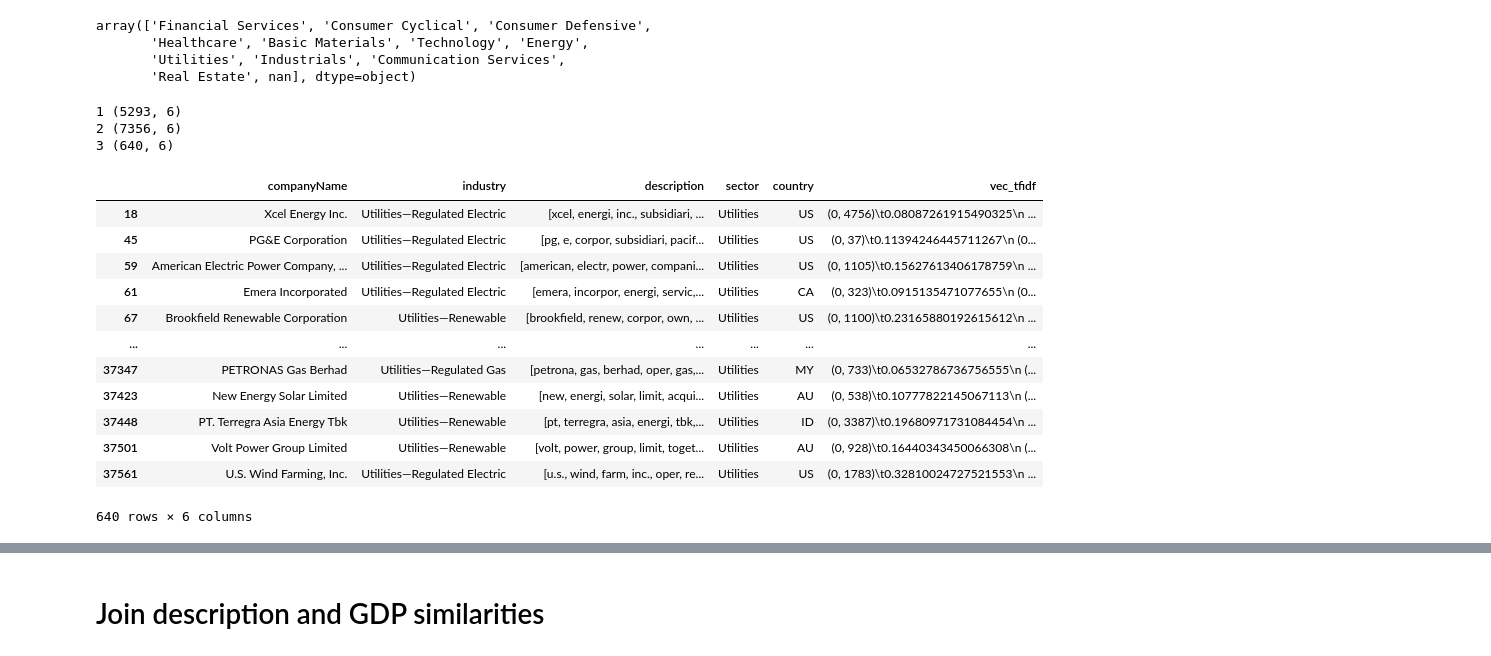
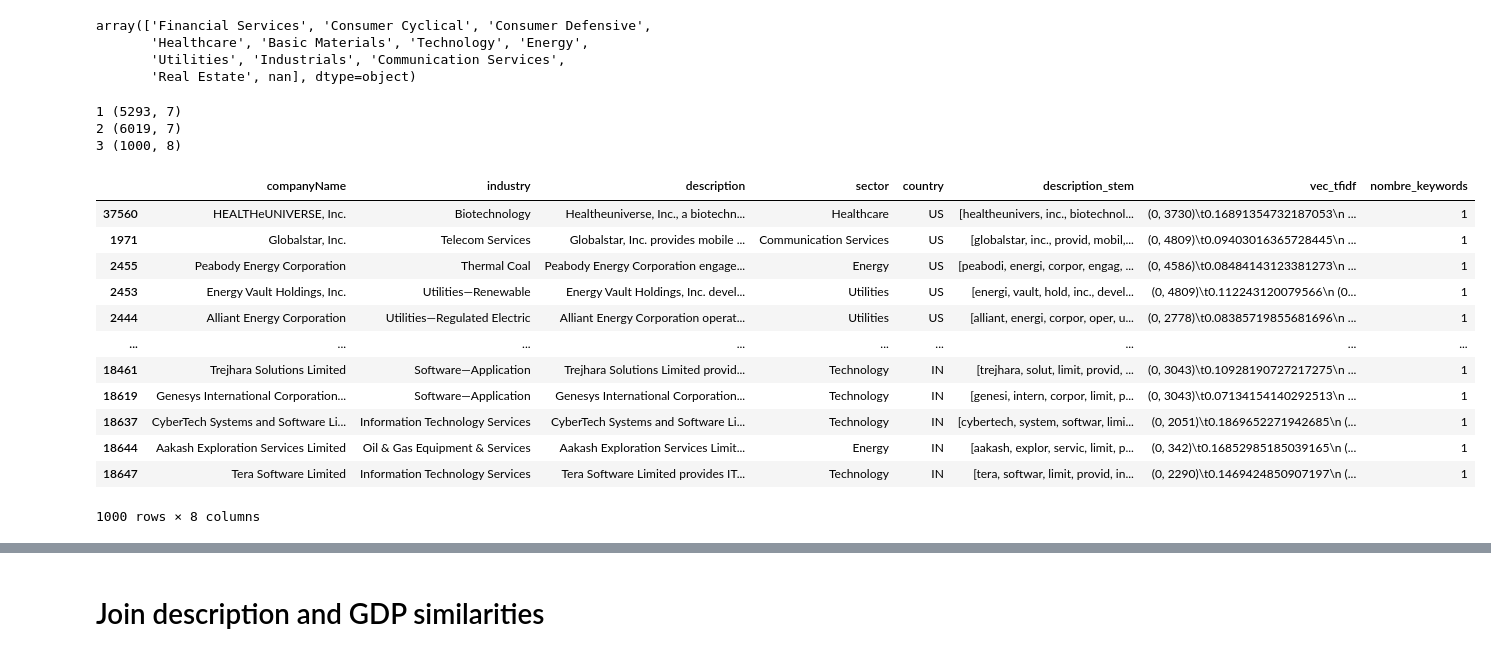
Before and after one commit to DlDI/PeerAnalysis, a Jupyter notebook: Notebooks/calcul_similarité_description.ipynb, the cells around one changed output, grey strips where cells are left out. Saved outputs shown, nothing was run; the diff lists cells and outputs as text; code cells hidden in the pictures.

```diff
--- a/Notebooks/calcul_similarité_description.ipynb
+++ b/Notebooks/calcul_similarité_description.ipynb
@@ -157,7 +180,7 @@ from scipy import sparse
 def build_tfidf(df):
   tfidf_vectorizer = TfidfVectorizer(max_features=5000)
 
-  tfidf_matrix = tfidf_vectorizer.fit_transform(df['description'].astype(str))
+  tfidf_matrix = tfidf_vectorizer.fit_transform(df['description_stem'].astype(str))
 
   list(tfidf_matrix)
   # print(pd.Series(tfidf_matrix.toarray()))
@@ -754,8 +776,10 @@ GDP_similarity_matrix = build_GDP_similarity_matrix()
 # liste de keywords
 # %% [markdown]
 - problème du stemming : on propose des stemming ou des tokens entiers ?
+# %%
+df_full = data.copy()
 # %%
-all_tokens = df_full['description'].explode().tolist() # Concaténation des listes de tokens
+all_tokens = df_full['description_stem'].explode().tolist() # Concaténation des listes de tokens
 unique_tokens = set(all_tokens) # Création du pool de tokens uniques
 token_counts = pd.Series(all_tokens).value_counts() # Calcul du dénombrement de chaque token
 # %%
@@ -783,7 +807,7 @@ list_keywords = list(token_counts[
 - faire une liste de keyword en triant les tokens de descirption par fréquence d'apparition
 - une fois qu'on a fait la liste des keywords possibles à partir du dataframe, demander à chatgpt si les keywors peuvent aussi correspondre à d'autres entreprises (dans le cas ou une description est trop pauvre en mots)
 # %%
-THRESHOLD_SIZE_FINAL_GROUP=1000  # taille du groupe que l'on veut avoir pour commencer l'analyse avec les données financières
+threshold_size_final_group=1000  # taille du groupe que l'on veut avoir pour commencer l'analyse avec les données financières
 # %%
 data = load_preprocess_data_tokenized()
 data = build_tfidf(data)
@@ -966,39 +1036,33 @@ array(['Financial Services', 'Consumer Cyclical', 'Consumer Defensive',
 # %%
 import random
 
 # test_list_keyword = random.sample(list_keywords, 15)
 # test_list_keyword = [
 #     # 'company',
 #                    # 'inc.', 'product',
 #                     'produces',
 #                    'healthcare'
 #                   ]
 
 test_list_keyword = ['Utilities', 'Communication Services']
-
-
-
-
-
-
 test_sector = 'Industrials'
 
-filtered_df = reduce_df_size(df_full, sector=test_sector, list_keywords=test_list_keyword)
+filtered_df = reduce_df_size(df_full, test_sector, test_list_keyword, threshold_size_final_group)
 filtered_df
 # %% [output]
-1 (5293, 6)
-2 (7356, 6)
-3 (640, 6)
+1 (5293, 7)
+2 (6019, 7)
+3 (1000, 8)
-|  | companyName | industry | description | sector | country | vec_tfidf |
-| 18 | Xcel Energy Inc. | Utilities—Regulated Electric | [xcel, energi, inc., subsidiari, ... | Utilities | US | (0, 4756)\t0.08087261915490325\n ... |
-| 45 | PG&E Corporation | Utilities—Regulated Electric | [pg, e, corpor, subsidiari, pacif... | Utilities | US | (0, 37)\t0.11394246445711267\n (0... |
-| 59 | American Electric Power Company, ... | Utilities—Regulated Electric | [american, electr, power, compani... | Utilities | US | (0, 1105)\t0.15627613406178759\n ... |
-| 61 | Emera Incorporated | Utilities—Regulated Electric | [emera, incorpor, energi, servic,... | Utilities | CA | (0, 323)\t0.0915135471077655\n (0... |
-| 67 | Brookfield Renewable Corporation | Utilities—Renewable | [brookfield, renew, corpor, own, ... | Utilities | US | (0, 1100)\t0.23165880192615612\n ... |
-| ... | ... | ... | ... | ... | ... | ... |
-| 37347 | PETRONAS Gas Berhad | Utilities—Regulated Gas | [petrona, gas, berhad, oper, gas,... | Utilities | MY | (0, 733)\t0.06532786736756555\n (... |
-| 37423 | New Energy Solar Limited | Utilities—Renewable | [new, energi, solar, limit, acqui... | Utilities | AU | (0, 538)\t0.10777822145067113\n (... |
-| 37448 | PT. Terregra Asia Energy Tbk | Utilities—Renewable | [pt, terregra, asia, energi, tbk,... | Utilities | ID | (0, 3387)\t0.19680971731084454\n ... |
-| 37501 | Volt Power Group Limited | Utilities—Renewable | [volt, power, group, limit, toget... | Utilities | AU | (0, 928)\t0.16440343450066308\n (... |
-| 37561 | U.S. Wind Farming, Inc. | Utilities—Regulated Electric | [u.s., wind, farm, inc., oper, re... | Utilities | US | (0, 1783)\t0.32810024727521553\n ... |
+|  | companyName | industry | description | sector | country | description_stem | vec_tfidf | nombre_keywords |
+| 37560 | HEALTHeUNIVERSE, Inc. | Biotechnology | Healtheuniverse, Inc., a biotechn... | Healthcare | US | [healtheunivers, inc., biotechnol... | (0, 3730)\t0.16891354732187053\n ... | 1 |
+| 1971 | Globalstar, Inc. | Telecom Services | Globalstar, Inc. provides mobile ... | Communication Services | US | [globalstar, inc., provid, mobil,... | (0, 4809)\t0.09403016365728445\n ... | 1 |
+| 2455 | Peabody Energy Corporation | Thermal Coal | Peabody Energy Corporation engage... | Energy | US | [peabodi, energi, corpor, engag, ... | (0, 4586)\t0.08484143123381273\n ... | 1 |
+| 2453 | Energy Vault Holdings, Inc. | Utilities—Renewable | Energy Vault Holdings, Inc. devel... | Utilities | US | [energi, vault, hold, inc., devel... | (0, 4809)\t0.112243120079566\n (0... | 1 |
+| 2444 | Alliant Energy Corporation | Utilities—Regulated Electric | Alliant Energy Corporation operat... | Utilities | US | [alliant, energi, corpor, oper, u... | (0, 2778)\t0.08385719855681696\n ... | 1 |
+| ... | ... | ... | ... | ... | ... | ... | ... | ... |
+| 18461 | Trejhara Solutions Limited | Software—Application | Trejhara Solutions Limited provid... | Technology | IN | [trejhara, solut, limit, provid, ... | (0, 3043)\t0.10928190727217275\n ... | 1 |
+| 18619 | Genesys International Corporation... | Software—Application | Genesys International Corporation... | Technology | IN | [genesi, intern, corpor, limit, p... | (0, 3043)\t0.07134154140292513\n ... | 1 |
+| 18637 | CyberTech Systems and Software Li... | Information Technology Services | CyberTech Systems and Software Li... | Technology | IN | [cybertech, system, softwar, limi... | (0, 2051)\t0.1869652271942685\n (... | 1 |
+| 18644 | Aakash Exploration Services Limited | Oil & Gas Equipment & Services | Aakash Exploration Services Limit... | Energy | IN | [aakash, explor, servic, limit, p... | (0, 342)\t0.16852985185039165\n (... | 1 |
+| 18647 | Tera Software Limited | Information Technology Services | Tera Software Limited provides IT... | Technology | IN | [tera, softwar, limit, provid, in... | (0, 2290)\t0.1469424850907197\n (... | 1 |
-640 rows × 6 columns
+1000 rows × 8 columns
```
Also changed, not shown: parts of 34 cells of this notebook.
